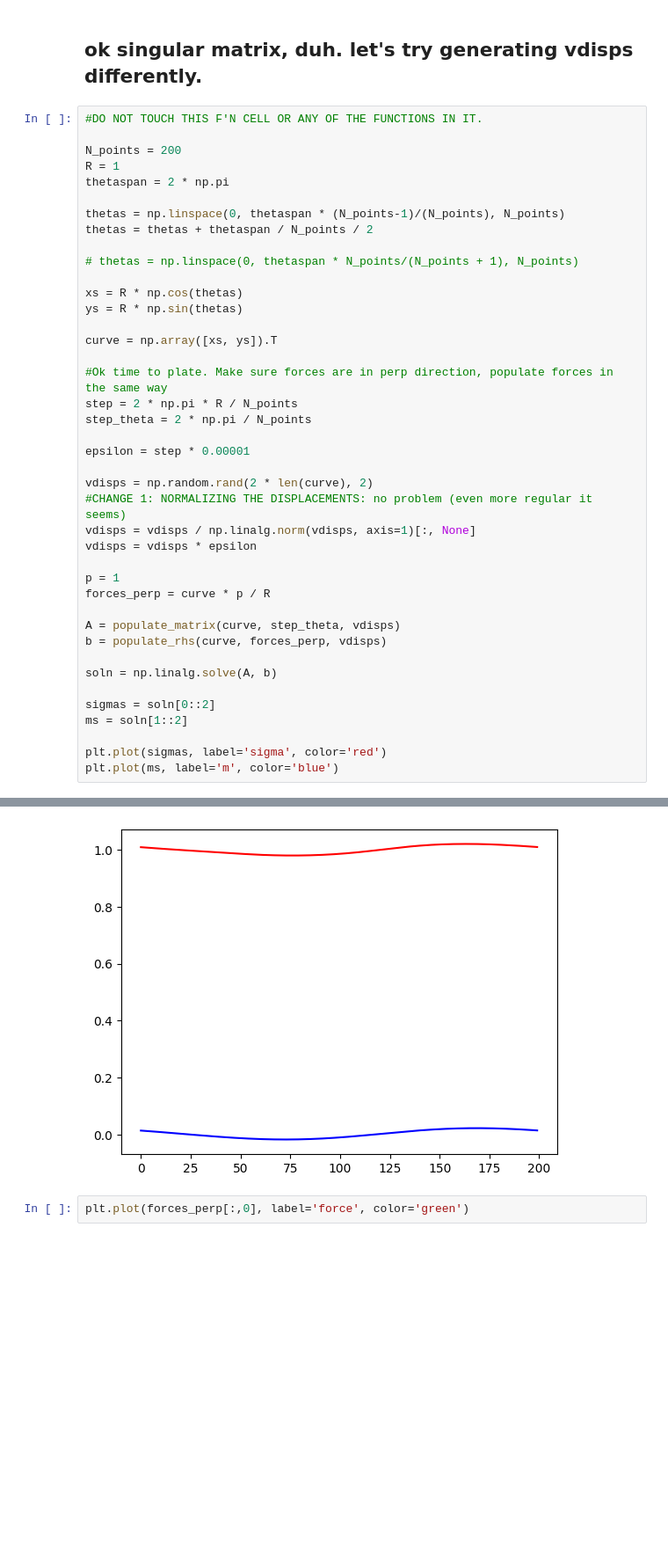
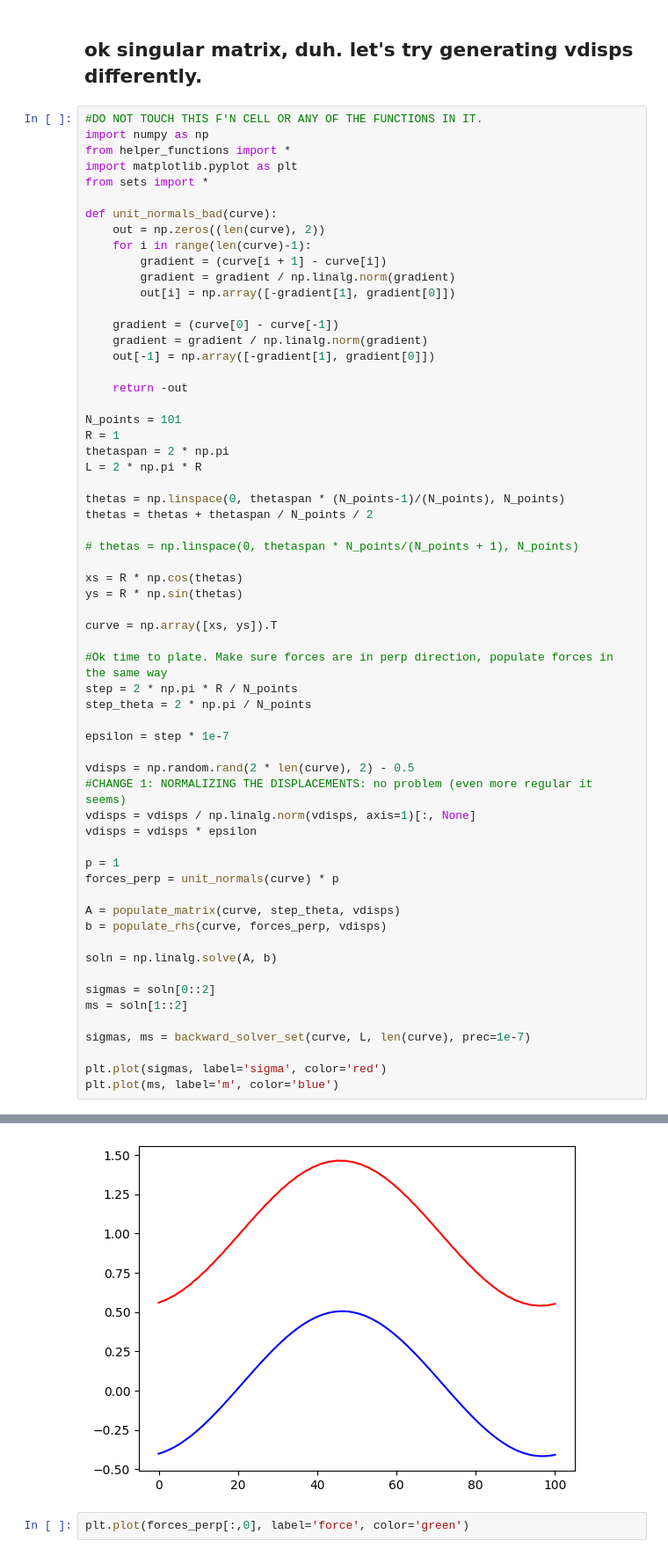
Before and after one commit to HappyTurtle99/master-proj-cell-shp-mechanics, a Jupyter notebook: matmul.ipynb, the cells around one changed output, grey strips where cells are left out. Shown at 88% size. Saved outputs shown, nothing was run; the diff lists cells and outputs as text; blank space fills up the shorter version.

```diff
--- a/matmul.ipynb
+++ b/matmul.ipynb
@@ -202,10 +202,28 @@ LinAlgError: Singular matrix
 ## ok singular matrix, duh. let's try generating vdisps differently.
 # %%
 #DO NOT TOUCH THIS F'N CELL OR ANY OF THE FUNCTIONS IN IT.
+import numpy as np
+from helper_functions import *
+import matplotlib.pyplot as plt
+from sets import *
 
-N_points = 200
+def unit_normals_bad(curve):
+    out = np.zeros((len(curve), 2))
+    for i in range(len(curve)-1):
+        gradient = (curve[i + 1] - curve[i])
+        gradient = gradient / np.linalg.norm(gradient)
+        out[i] = np.array([-gradient[1], gradient[0]])
+
+    gradient = (curve[0] - curve[-1])
+    gradient = gradient / np.linalg.norm(gradient)
+    out[-1] = np.array([-gradient[1], gradient[0]])
+
+    return -out
+
+N_points = 101
 R = 1
 thetaspan = 2 * np.pi
+L = 2 * np.pi * R
 
 thetas = np.linspace(0, thetaspan * (N_points-1)/(N_points), N_points)
 thetas = thetas + thetaspan / N_points / 2
@@ -213,37 +231,39 @@ thetas = thetas + thetaspan / N_points / 2
 # thetas = np.linspace(0, thetaspan * N_points/(N_points + 1), N_points)
 
 xs = R * np.cos(thetas)
 ys = R * np.sin(thetas)
 
 curve = np.array([xs, ys]).T
 
 #Ok time to plate. Make sure forces are in perp direction, populate forces in the same way
 step = 2 * np.pi * R / N_points
 step_theta = 2 * np.pi / N_points
 
-epsilon = step * 0.00001
+epsilon = step * 1e-7
 
-vdisps = np.random.rand(2 * len(curve), 2)
+vdisps = np.random.rand(2 * len(curve), 2) - 0.5
 #CHANGE 1: NORMALIZING THE DISPLACEMENTS: no problem (even more regular it seems)
 vdisps = vdisps / np.linalg.norm(vdisps, axis=1)[:, None]
 vdisps = vdisps * epsilon
 
 p = 1
-forces_perp = curve * p / R
+forces_perp = unit_normals(curve) * p
 
 A = populate_matrix(curve, step_theta, vdisps)
 b = populate_rhs(curve, forces_perp, vdisps)
 
 soln = np.linalg.solve(A, b)
 
 sigmas = soln[0::2]
 ms = soln[1::2]
 
+sigmas, ms = backward_solver_set(curve, L, len(curve), prec=1e-7)
+
 plt.plot(sigmas, label='sigma', color='red')
 plt.plot(ms, label='m', color='blue')
 # %% [output]
 [<matplotlib.lines.Line2D at 0x...>]
-[figure, old version]
+[figure, new version]
 # %%
 plt.plot(forces_perp[:,0], label='force', color='green')
 # %% [output]
```
Also changed, not shown: parts of 2 cells of this notebook, 29 other files.
